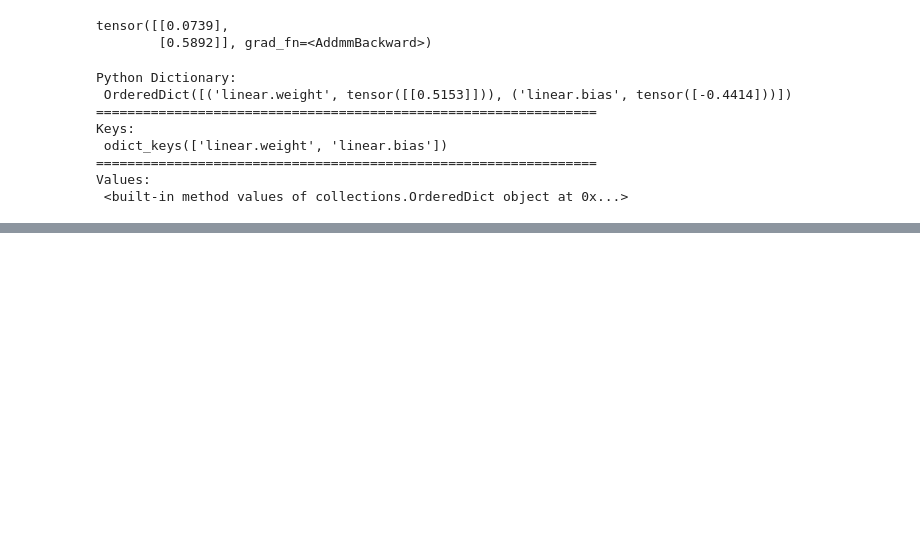
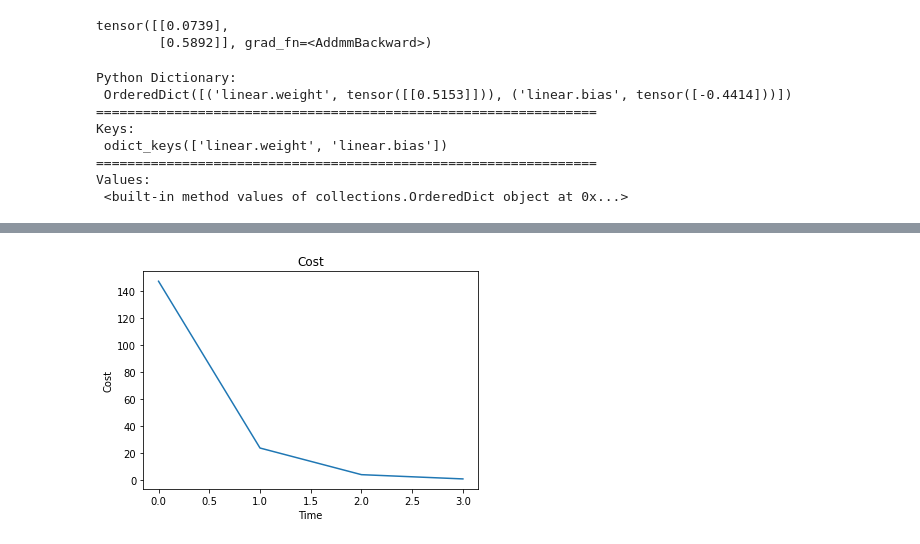
Before and after one commit to chengyu1301/Pytorch-Walkthrough, a Jupyter notebook: 001_Linear_Regression/01.Concept_of_Linear_Regression.ipynb, the cells around one changed output, grey strips where cells are left out. Cells and saved outputs as stored; diff of their text form; code cells hidden in the pictures; blank space fills up the shorter version.

```diff
--- a/001_Linear_Regression/01.Concept_of_Linear_Regression.ipynb
+++ b/001_Linear_Regression/01.Concept_of_Linear_Regression.ipynb
@@ -129,0 +236,8 @@ Values:
+# %%
+plt.plot(COST)
+plt.title("Cost")
+plt.xlabel("Time")
+plt.ylabel("Cost")
+plt.show()
+# %% [output]
+[figure, added]
```
Also changed, not shown: parts of 13 cells of this notebook, 23 other files.
